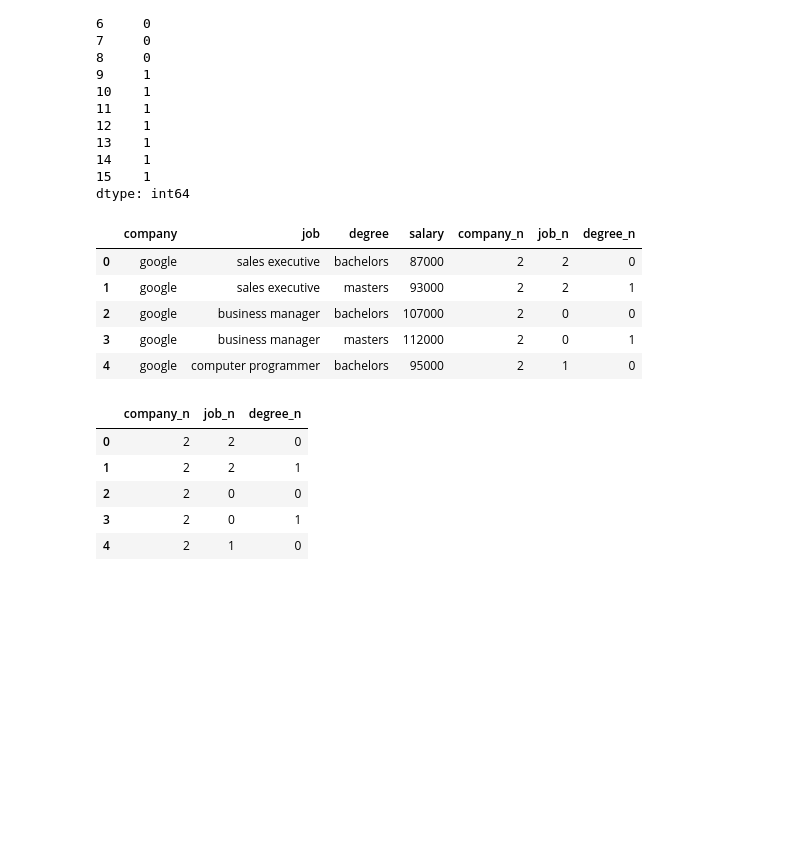
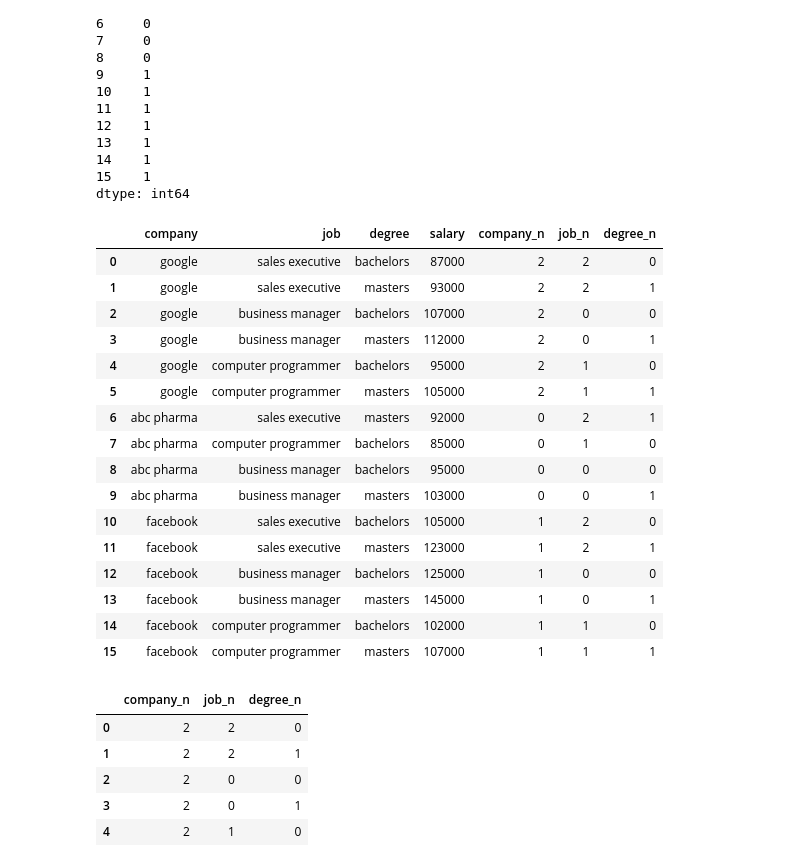
Before and after one commit to fernandoans/machinelearning, a Jupyter notebook: ML03-DecisionTree.ipynb, the cells around one changed output. Saved outputs shown, nothing was run; the diff lists cells and outputs as text; code cells hidden in the pictures; blank space fills up the shorter version.

```diff
--- a/ML03-DecisionTree.ipynb
+++ b/ML03-DecisionTree.ipynb
@@ -44,20 +46,31 @@ dtype: int64
 # %%
 # Transformar os outros campos para chaves
 le_company = LabelEncoder()
 le_job = LabelEncoder()
 le_degree = LabelEncoder()
 
 df['company_n'] = le_company.fit_transform(df['company'])
 df['job_n'] = le_company.fit_transform(df['job'])
 df['degree_n'] = le_company.fit_transform(df['degree'])
-df.head()
+df
 # %% [output]
 |  | company | job | degree | salary | company_n | job_n | degree_n |
 | 0 | google | sales executive | bachelors | 87000 | 2 | 2 | 0 |
 | 1 | google | sales executive | masters | 93000 | 2 | 2 | 1 |
 | 2 | google | business manager | bachelors | 107000 | 2 | 0 | 0 |
 | 3 | google | business manager | masters | 112000 | 2 | 0 | 1 |
 | 4 | google | computer programmer | bachelors | 95000 | 2 | 1 | 0 |
+| 5 | google | computer programmer | masters | 105000 | 2 | 1 | 1 |
+| 6 | abc pharma | sales executive | masters | 92000 | 0 | 2 | 1 |
+| 7 | abc pharma | computer programmer | bachelors | 85000 | 0 | 1 | 0 |
+| 8 | abc pharma | business manager | bachelors | 95000 | 0 | 0 | 0 |
+| 9 | abc pharma | business manager | masters | 103000 | 0 | 0 | 1 |
+| 10 | facebook | sales executive | bachelors | 105000 | 1 | 2 | 0 |
+| 11 | facebook | sales executive | masters | 123000 | 1 | 2 | 1 |
+| 12 | facebook | business manager | bachelors | 125000 | 1 | 0 | 0 |
+| 13 | facebook | business manager | masters | 145000 | 1 | 0 | 1 |
+| 14 | facebook | computer programmer | bachelors | 102000 | 1 | 1 | 0 |
+| 15 | facebook | computer programmer | masters | 107000 | 1 | 1 | 1 |
 # %%
 # Gerar um novo DataFrame só com os dados necessários
 entradas = df.drop(['company','job','degree','salary'], axis='columns')
```
Also changed, not shown: parts of 2 cells of this notebook, 32 other files.
